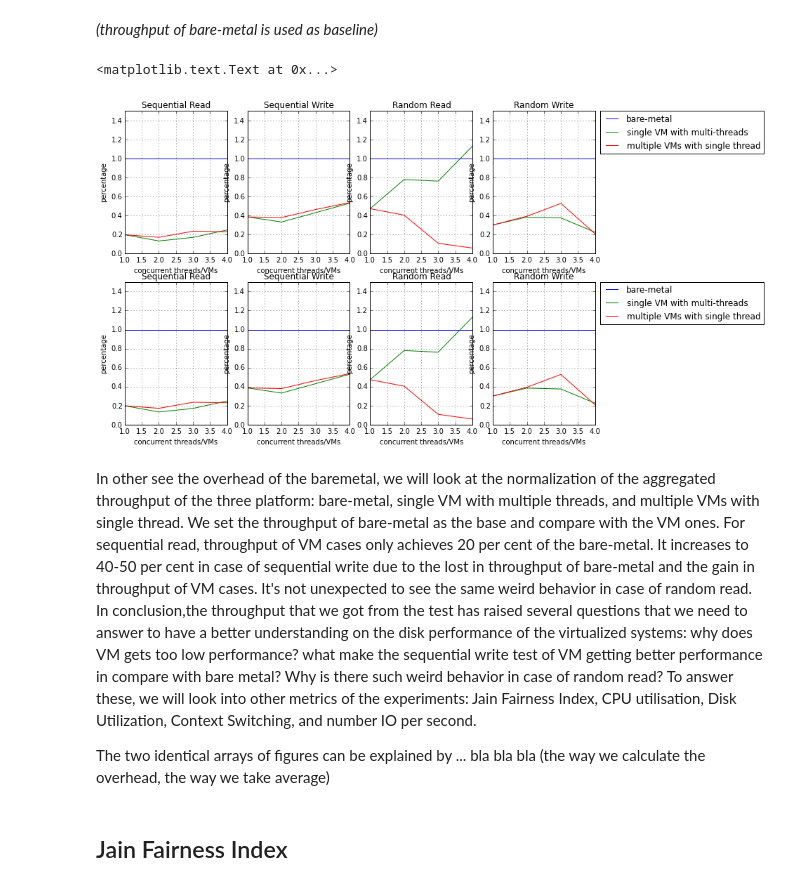
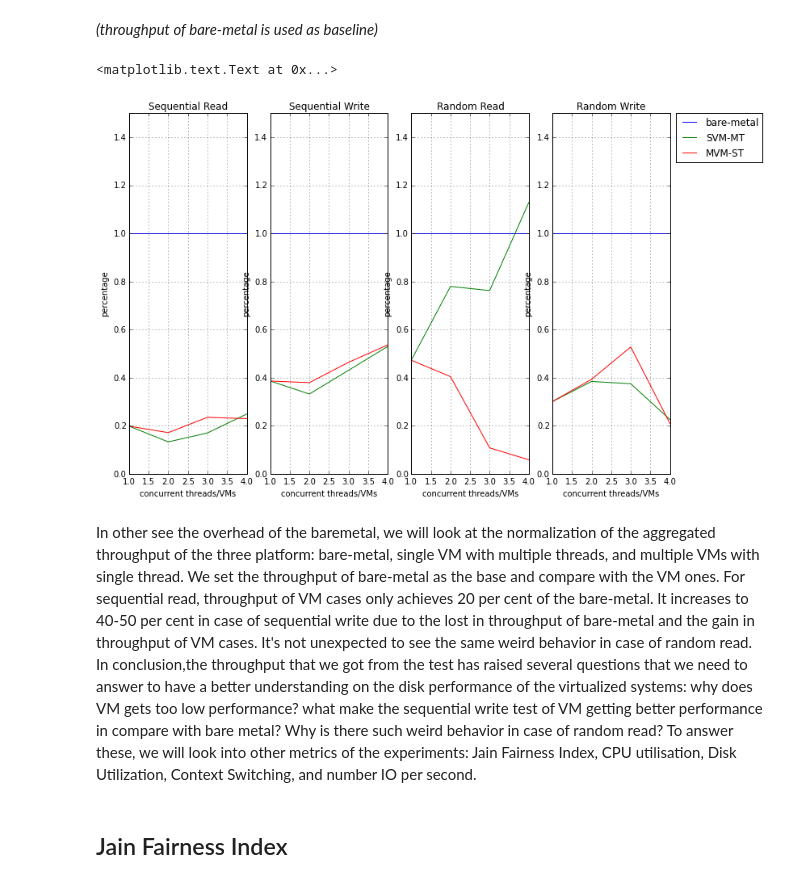
Before and after one commit to hasonhai/io_measurements, a Jupyter notebook: notebook/DiskTest Analysis.ipynb, the cells around one changed output. Drawn from its saved outputs; the diff is of its cells as text; code cells hidden in the pictures.

```diff
--- a/notebook/DiskTest Analysis.ipynb
+++ b/notebook/DiskTest Analysis.ipynb
@@ -256,82 +256,80 @@ nml_aggbwrwmvm = [x/y for x,y in zip(aggbwrwmvm,aggbwrwbf)]
 # %%
 x_axis = [1,2,3,4]
 
-plt.subplot(241)
-plt.plot(x_axis, nml_bwsrbf, x_axis, nml_bwsrsvm, x_axis, nml_bwsrmvm)
-plt.axis([1, 4, 0, 1.5])
-plt.grid(True)
-plt.title('Sequential Read')
-pylab.xlabel('concurrent threads/VMs')
-pylab.ylabel('percentage')
+#plt.subplot(241)
+#plt.plot(x_axis, nml_bwsrbf, x_axis, nml_bwsrsvm, x_axis, nml_bwsrmvm)
+#plt.axis([1, 4, 0, 1.5])
+#plt.grid(True)
+#plt.title('Sequential Read')
+#pylab.xlabel('concurrent threads/VMs')
+#pylab.ylabel('percentage')
 
-plt.subplot(242)
-plt.plot(x_axis, nml_bwswbf, x_axis, nml_bwswsvm, x_axis, nml_bwswmvm)
-plt.axis([1, 4, 0, 1.5])
-plt.grid(True)
-plt.title('Sequential Write')
-pylab.xlabel('concurrent threads/VMs')
-pylab.ylabel('percentage')
+#plt.subplot(242)
+#plt.plot(x_axis, nml_bwswbf, x_axis, nml_bwswsvm, x_axis, nml_bwswmvm)
+#plt.axis([1, 4, 0, 1.5])
+#plt.grid(True)
+#plt.title('Sequential Write')
+#pylab.xlabel('concurrent threads/VMs')
+#pylab.ylabel('percentage')
 
-plt.subplot(243)
-plt.plot(x_axis, nml_bwrrbf, x_axis, nml_bwrrsvm, x_axis, nml_bwrrmvm)
-plt.axis([1, 4, 0, 1.5])
-plt.grid(True)
-plt.title('Random Read')
-pylab.xlabel('concurrent threads/VMs')
-pylab.ylabel('percentage')
+#plt.subplot(243)
+#plt.plot(x_axis, nml_bwrrbf, x_axis, nml_bwrrsvm, x_axis, nml_bwrrmvm)
+#plt.axis([1, 4, 0, 1.5])
+#plt.grid(True)
+#plt.title('Random Read')
+#pylab.xlabel('concurrent threads/VMs')
+#pylab.ylabel('percentage')
 
-plt.subplot(244)
-plt.plot(x_axis, nml_bwrwbf, label = 'bare-metal')
-plt.plot(x_axis, nml_bwrwsvm, label = 'single VM with multi-threads')
-plt.plot(x_axis, nml_bwrwmvm, label = 'multiple VMs with single thread')
-plt.axis([1, 4, 0, 1.5])
-plt.grid(True)
-plt.title('Random Write')
-plt.legend(bbox_to_anchor=(1.05, 1), loc=2, borderaxespad=0.)
-pylab.xlabel('concurrent threads/VMs')
-pylab.ylabel('percentage')
+#plt.subplot(244)
+#plt.plot(x_axis, nml_bwrwbf, label = 'bare-metal')
+#plt.plot(x_axis, nml_bwrwsvm, label = 'single VM with multi-threads')
+#plt.plot(x_axis, nml_bwrwmvm, label = 'multiple VMs with single thread')
+#plt.axis([1, 4, 0, 1.5])
+#plt.grid(True)
+#plt.title('Random Write')
+#plt.legend(bbox_to_anchor=(1.05, 1), loc=2, borderaxespad=0.)
+#pylab.xlabel('concurrent threads/VMs')
+#pylab.ylabel('percentage')
 
-plt.subplot(245)
+plt.subplot(141)
 plt.plot(x_axis, nml_aggbwsrbf, x_axis, nml_aggbwsrsvm, x_axis, nml_aggbwsrmvm)
 plt.axis([1, 4, 0, 1.5])
 plt.grid(True)
 plt.title('Sequential Read')
 pylab.xlabel('concurrent threads/VMs')
 pylab.ylabel('percentage')
 
-plt.subplot(246)
+plt.subplot(142)
 plt.plot(x_axis, nml_aggbwswbf, x_axis, nml_aggbwswsvm, x_axis, nml_aggbwswmvm)
 plt.axis([1, 4, 0, 1.5])
 plt.grid(True)
 plt.title('Sequential Write')
 pylab.xlabel('concurrent threads/VMs')
 pylab.ylabel('percentage')
 
-plt.subplot(247)
+plt.subplot(143)
 plt.plot(x_axis, nml_aggbwrrbf, x_axis, nml_aggbwrrsvm, x_axis, nml_aggbwrrmvm)
 plt.axis([1, 4, 0, 1.5])
 plt.grid(True)
 plt.title('Random Read')
 pylab.xlabel('concurrent threads/VMs')
 pylab.ylabel('percentage')
 
-plt.subplot(248)
+plt.subplot(144)
 plt.plot(x_axis, nml_aggbwrwbf, label = 'bare-metal')
-plt.plot(x_axis, nml_aggbwrwsvm, label = 'single VM with multi-threads')
-plt.plot(x_axis, nml_aggbwrwmvm, label = 'multiple VMs with single thread')
+plt.plot(x_axis, nml_aggbwrwsvm, label = 'SVM-MT')
+plt.plot(x_axis, nml_aggbwrwmvm, label = 'MVM-ST')
 plt.axis([1, 4, 0, 1.5])
 plt.grid(True)
 plt.title('Random Write')
 plt.legend(bbox_to_anchor=(1.05, 1), loc=2, borderaxespad=0.)
 pylab.xlabel('concurrent threads/VMs')
 pylab.ylabel('percentage')
 # %% [output]
 <matplotlib.text.Text at 0x...>
-[figure, old version]
+[figure, new version]
 # %% [markdown]
 In other see the overhead of the baremetal, we will look at the normalization of the aggregated throughput of the three platform: bare-metal, single VM with multiple threads, and multiple VMs with single thread. We set the throughput of bare-metal as the base and compare with the VM ones. For sequential read, throughput of VM cases only achieves 20 per cent of the bare-metal. It increases to 40-50 per cent in case of sequential write due to the lost in throughput of bare-metal and the gain in throughput of VM cases. It's not unexpected to see the same weird behavior in case of random read. In conclusion,the throughput that we got from the test has raised several questions that we need to answer to have a better understanding on the disk performance of the virtualized systems: why does VM gets too low performance? what make the sequential write test of VM getting better performance in compare with bare metal? Why is there such weird behavior in case of random read? To answer these, we will look into other metrics of the experiments: Jain Fairness Index, CPU utilisation, Disk Utilization, Context Switching, and number IO per second.
-
-The two identical arrays of figures can be explained by ... bla bla bla (the way we calculate the overhead, the way we take average)
 # %% [markdown]
 ## Jain Fairness Index
 # %%
```
Also changed, not shown: parts of 2 cells of this notebook.
